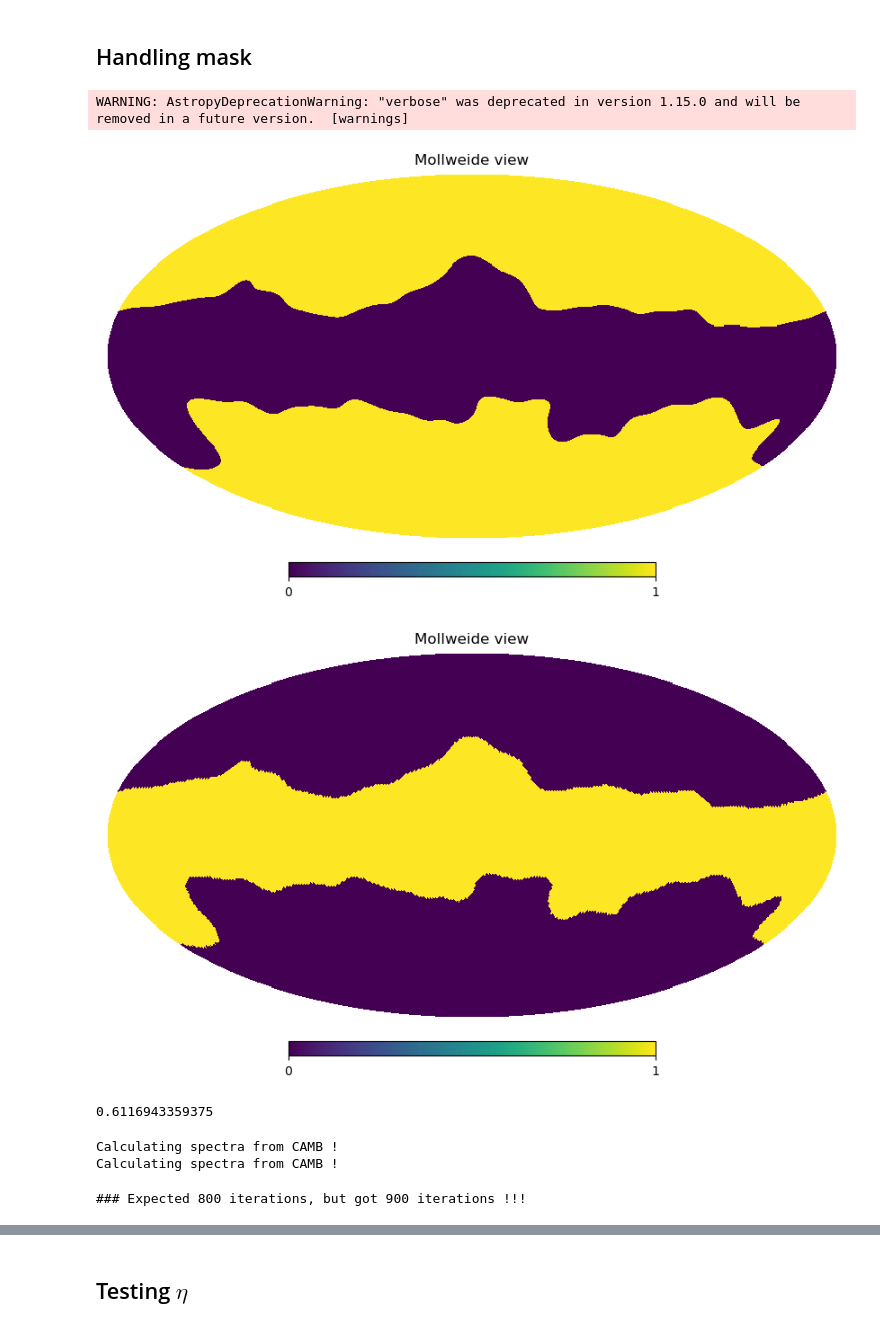
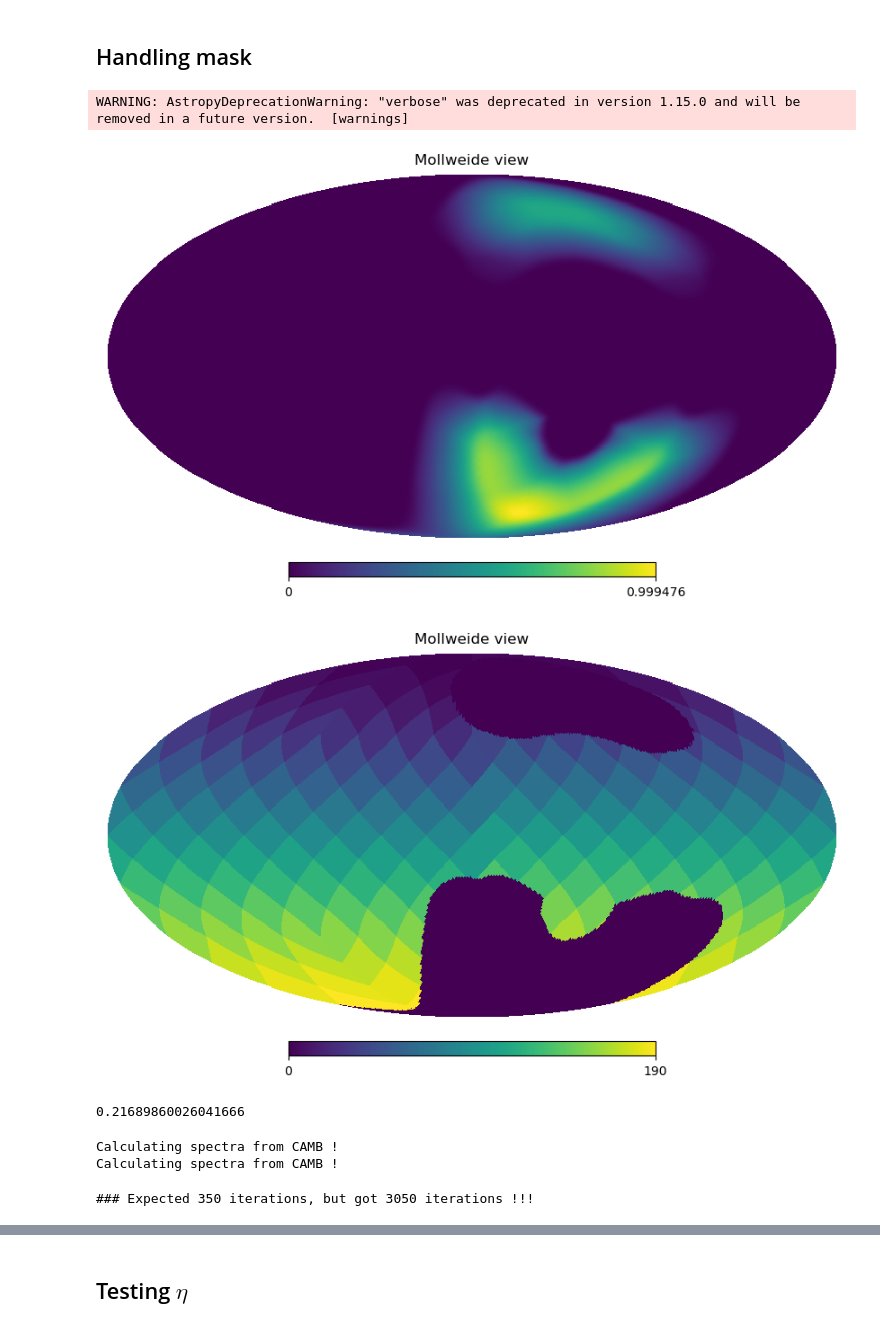
Before and after one commit to CMBSciPol/MICMAC, a Jupyter notebook: test_playground/Paper_runs_v2/multinode_verif_v109_v4.ipynb, the cells around one changed output, grey strips where cells are left out. Saved outputs shown, nothing was run; the diff lists cells and outputs as text; code cells hidden in the pictures.

```diff
--- a/test_playground/Paper_runs_v2/multinode_verif_v109_v4.ipynb
+++ b/test_playground/Paper_runs_v2/multinode_verif_v109_v4.ipynb
@@ -119,7 +119,7 @@ path_additional_params = directory_additional_params + 'add_corr_cutsky_SO_d1s1_
 
 # # sub_step_sampling = 50
 # # num_jobs = 1
-# # file_ver = 'corr_cutsky_SO_d7s0_nside4_v1091b_v1b_{}_{}'
+# # file_ver = 'corr_cutsky_SO_d7s0_nside4_v1091b_v1b10_{}_{}'
 # # path_additional_params = directory_additional_params + 'add_corr_cutsky_SO_d7s0_nside4_v1b.toml'
 # # ## d7s0 nside 4 with non-centered moves
 
@@ -146,6 +146,30 @@ path_additional_params = directory_additional_params + 'add_corr_cutsky_LB_d0s0_
 # file_ver = 'corr_cutsky_SO_d7s0_nside2_v1091b_v1a6_{}_{}'
 # path_additional_params = directory_additional_params + 'add_corr_cutsky_SO_d7s0_nside2_v1a.toml'
 ##
+
+sub_step_sampling = 50
+num_jobs = 1
+file_ver = 'corr_cutsky_SO_d7s0_nside1_v1091b_v1ab_{}_{}'
+path_additional_params = directory_additional_params + 'add_corr_cutsky_SO_d7s0_nside1_v1ab.toml'
+## Good start
+
+sub_step_sampling = 50
+num_jobs = 1
+file_ver = 'corr_cutsky_SO_d7s0_nside2_v1091b_v1b9_{}_{}'
+path_additional_params = directory_additional_params + 'add_corr_cutsky_SO_d7s0_nside2_v1b.toml'
+## Overall seem ok
+
+sub_step_sampling = 50
+num_jobs = 1
+file_ver = 'corr_cutsky_SO_d7s0_nside4_v1091b_v1a7_{}_{}'
+path_additional_params = directory_additional_params + 'add_corr_cutsky_SO_d7s0_nside4_v1a.toml'
+##
+
+sub_step_sampling = 50
+num_jobs = 1
+file_ver = 'corr_cutsky_SO_d7s0_nside4_v1091b_v1b9_{}_{}'
+path_additional_params = directory_additional_params + 'add_corr_cutsky_SO_d7s0_nside4_v1b.toml'
+##
 # %%
 fast_verion_bool = True
 # %%
@@ -229,40 +253,40 @@ path_mask = directory_mask_local + name_mask + '.fits'
 if os.path.exists(path_mask):
     mask = hp.read_map(path_mask, verbose=False)
 
     hp.mollview(mask)
 
     mask_apod = hp.ud_grade(mask, nside_out=MICMAC_sampler_obj.nside, dtype=np.float64)
 
     mask = np.zeros_like(mask_apod, dtype=np.int64)
     if use_treshold:
         mask[mask_apod > relative_treshold] = 1
     else:
         mask[mask_apod > 0] = 1
 
     MICMAC_sampler_obj.mask = mask
 
     if MICMAC_sampler_obj.indexes_b.size != 1:
     # if MICMAC_sampler_obj.size_patches.max() > 1:
         frequency_Bf = np.array(instrument['frequency'][1:-1])
-        number_free_Bf = (MICMAC_sampler_obj.n_frequencies-len_pos_special_freqs)*(MICMAC_sampler_obj.n_components - 1)
+        number_free_Bf = (MICMAC_sampler_obj.n_frequencies-len(MICMAC_sampler_obj.pos_special_freqs))*(MICMAC_sampler_obj.n_components - 1)
         extended_array = np.zeros((number_free_Bf+1),dtype=np.int64)
         extended_array[:-1] = MICMAC_sampler_obj.indexes_b.ravel(order='F')
         extended_array[-1] = extended_array[:-1].max() + MICMAC_sampler_obj.size_patches[-1]
 
         all_templates = MICMAC_sampler_obj.get_all_templates()%MICMAC_sampler_obj.size_patches[-1] + 1
         # for i in range(number_free_Bf):
         #     freq = i//(MICMAC_sampler_obj.n_components - 1)
         #     comp = i%(MICMAC_sampler_obj.n_components - 1)
         hp.mollview(all_templates[0,0] - all_templates[0,0]*mask)
     plt.show()
 # %% [output]
 WARNING: AstropyDeprecationWarning: "verbose" was deprecated in version 1.15.0 and will be removed in a future version.  [warnings]
-[figure, old version]
+[figure, new version]
-[figure, old version]
+[figure, new version]
 # %%
 mask.sum()/mask.size
 # %% [output]
-0.6116943359375
+0.21689860026041666
 # %%
 freq_inverse_noise = micmac.get_noise_covar_extended(instrument['depth_p']/reduction_noise, MICMAC_sampler_obj.nside)*mask
 MICMAC_sampler_obj.freq_inverse_noise = freq_inverse_noise
@@ -340,7 +364,7 @@ all_params_mixing_matrix_samples = np.array(all_params_mixing_matrix_samples)
 print("### Expected", MICMAC_sampler_obj.number_iterations_sampling, "iterations, but got", all_params_mixing_matrix_samples.shape[1] - 1, "iterations !!!")
 MICMAC_sampler_obj.number_iterations_sampling = all_params_mixing_matrix_samples.shape[1] - 1
 # %% [output]
-### Expected 800 iterations, but got 900 iterations !!!
+### Expected 350 iterations, but got 3050 iterations !!!
 # %%
 assert MICMAC_sampler_obj.number_iterations_sampling + 1 == all_params_mixing_matrix_samples.shape[1]
 # %%
```
Also changed, not shown: parts of 45 cells of this notebook, 23 other files.
